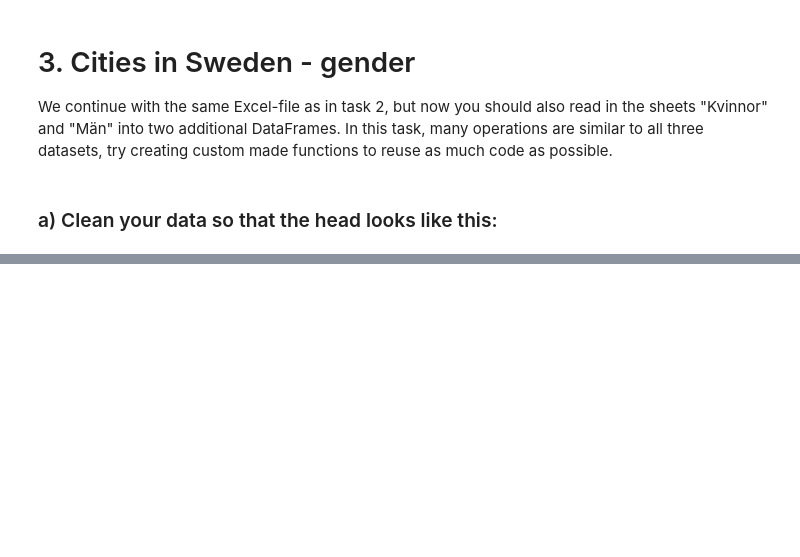
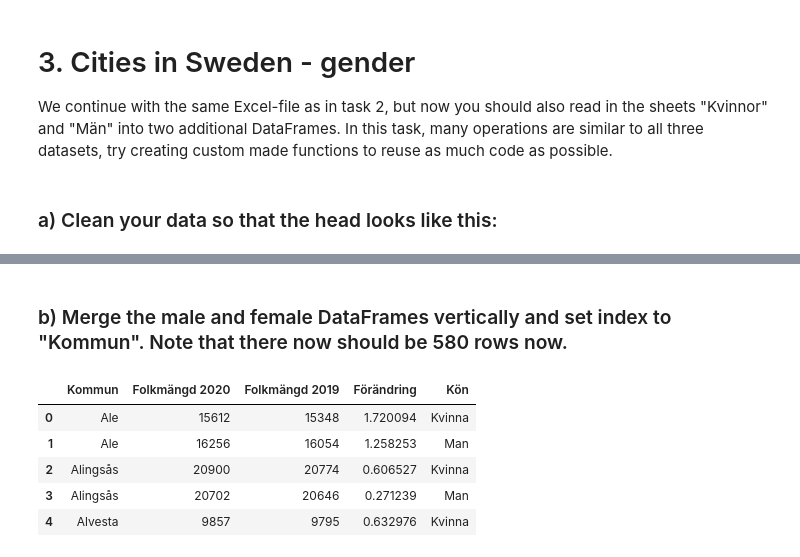
Before and after one commit to Canesp/Databehandling-Philip-de-Canesie, a Jupyter notebook: exercises/E00_exercises.ipynb, the cells around one changed output, grey strips where cells are left out. Cells and saved outputs as stored; diff of their text form; code cells hidden in the pictures; blank space fills up the shorter version.

```diff
--- a/exercises/E00_exercises.ipynb
+++ b/exercises/E00_exercises.ipynb
@@ -238,0 +288,19 @@ AttributeError: 'NoneType' object has no attribute 'drop'
+# %% [markdown]
+### b) Merge the male and female DataFrames vertically and set index to "Kommun". Note that there now should be 580 rows now.
+# %%
+swe_citys_df = pd.concat([swe_citys_female, swe_citys_male])
+
+swe_citys_df = swe_citys_df.drop(columns=["Rang 2020", "Rang 2019"])
+
+swe_citys_df = swe_citys_df.sort_values(by="Kommun", ascending=True)
+
+swe_citys_df.reset_index(drop=True, inplace=True)
+
+swe_citys_df.head()
+# %% [output]
+|  | Kommun | Folkmängd 2020 | Folkmängd 2019 | Förändring | Kön |
+| 0 | Ale | 15612 | 15348 | 1.720094 | Kvinna |
+| 1 | Ale | 16256 | 16054 | 1.258253 | Man |
+| 2 | Alingsås | 20900 | 20774 | 0.606527 | Kvinna |
+| 3 | Alingsås | 20702 | 20646 | 0.271239 | Man |
+| 4 | Alvesta | 9857 | 9795 | 0.632976 | Kvinna |
```
Also changed, not shown: parts of 10 cells of this notebook, 1 other file.
